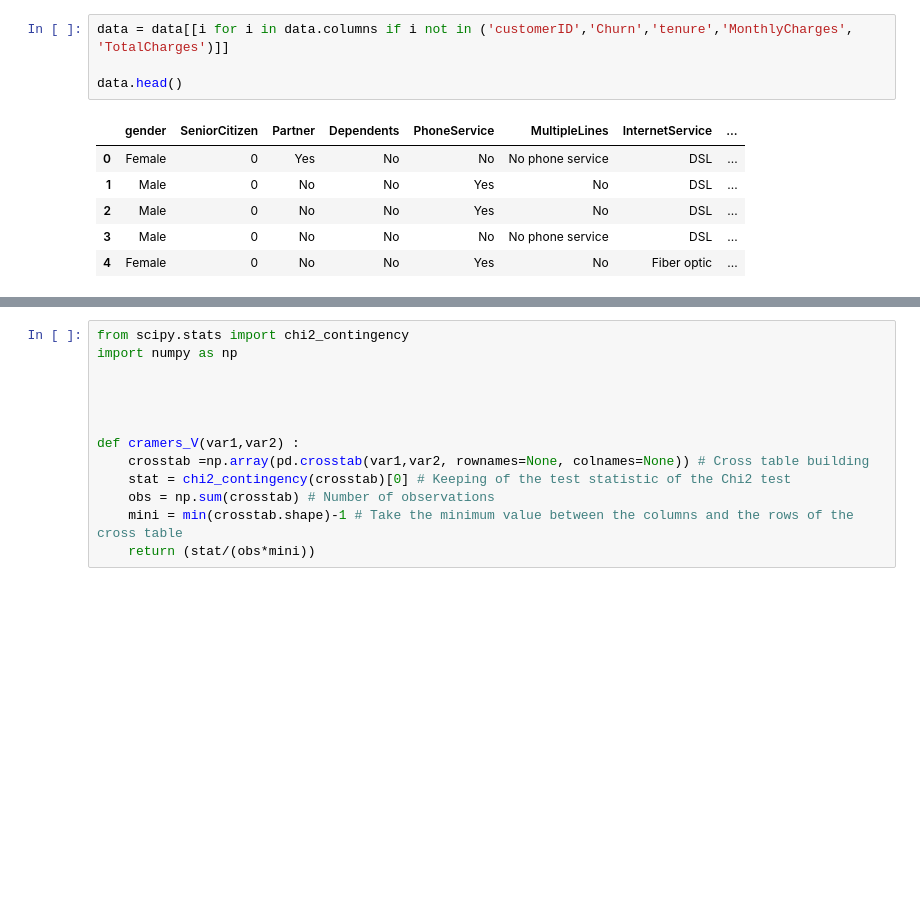
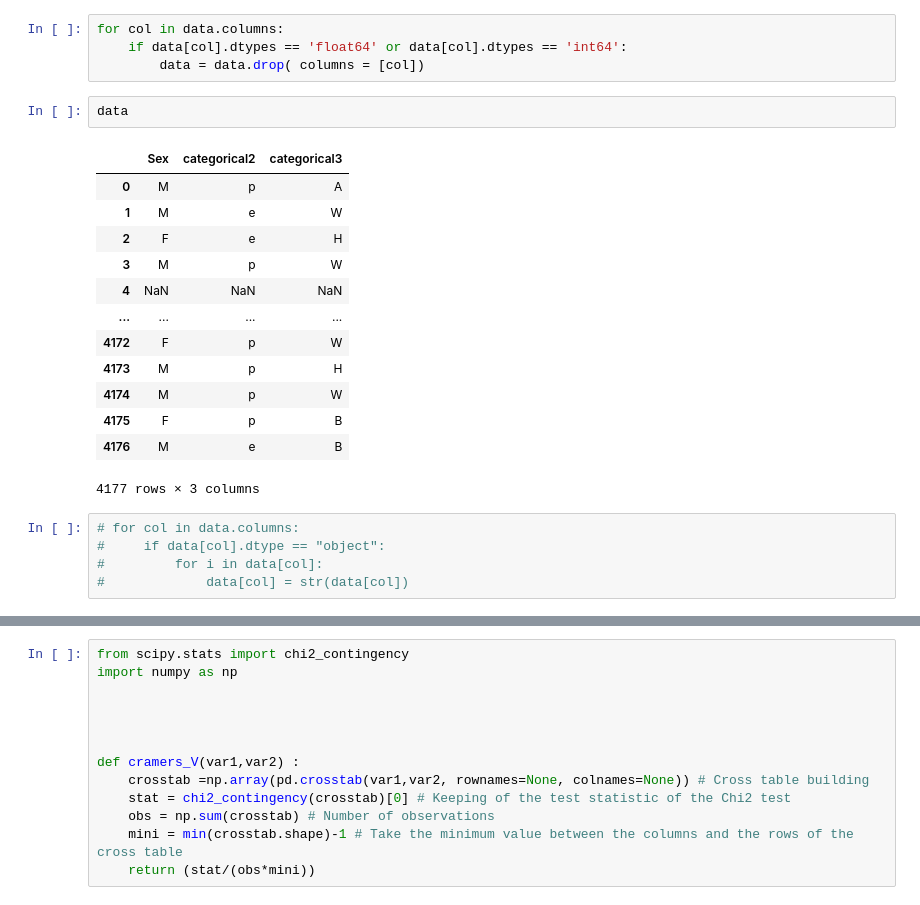
Before and after one commit to AugustoCam95/DSAdvisor, a Jupyter notebook: Jupyter_for_support_Workflow/1. Statistical Analysis/CramerV.ipynb, the cells around one changed output, grey strips where cells are left out. Drawn from its saved outputs; the diff is of its cells as text; blank space fills up the shorter version.

```diff
--- a/Jupyter_for_support_Workflow/1. Statistical Analysis/CramerV.ipynb
+++ b/Jupyter_for_support_Workflow/1. Statistical Analysis/CramerV.ipynb
@@ -13,14 +12,28 @@ data.head()
-# %%
-data = data[[i for i in data.columns if i not in ('customerID','Churn','tenure','MonthlyCharges', 'TotalCharges')]]
-
-data.head()
-# %% [output]
-|  | gender | SeniorCitizen | Partner | Dependents | PhoneService | MultipleLines | InternetService | ... |
-| 0 | Female | 0 | Yes | No | No | No phone service | DSL | ... |
-| 1 | Male | 0 | No | No | Yes | No | DSL | ... |
-| 2 | Male | 0 | No | No | Yes | No | DSL | ... |
-| 3 | Male | 0 | No | No | No | No phone service | DSL | ... |
-| 4 | Female | 0 | No | No | Yes | No | Fiber optic | ... |
+# %%
+for col in data.columns:
+    if data[col].dtypes == 'float64' or data[col].dtypes == 'int64':
+        data = data.drop( columns = [col])
+# %%
+data
+# %% [output]
+|  | Sex | categorical2 | categorical3 |
+| 0 | M | p | A |
+| 1 | M | e | W |
+| 2 | F | e | H |
+| 3 | M | p | W |
+| 4 | NaN | NaN | NaN |
+| ... | ... | ... | ... |
+| 4172 | F | p | W |
+| 4173 | M | p | H |
+| 4174 | M | p | W |
+| 4175 | F | p | B |
+| 4176 | M | e | B |
+4177 rows × 3 columns
+# %%
+# for col in data.columns:
+#     if data[col].dtype == "object":
+#         for i in data[col]:
+#             data[col] = str(data[col])
 # %%
 from sklearn import preprocessing
 
```
Also changed, not shown: parts of 5 cells of this notebook, 44 other files.
